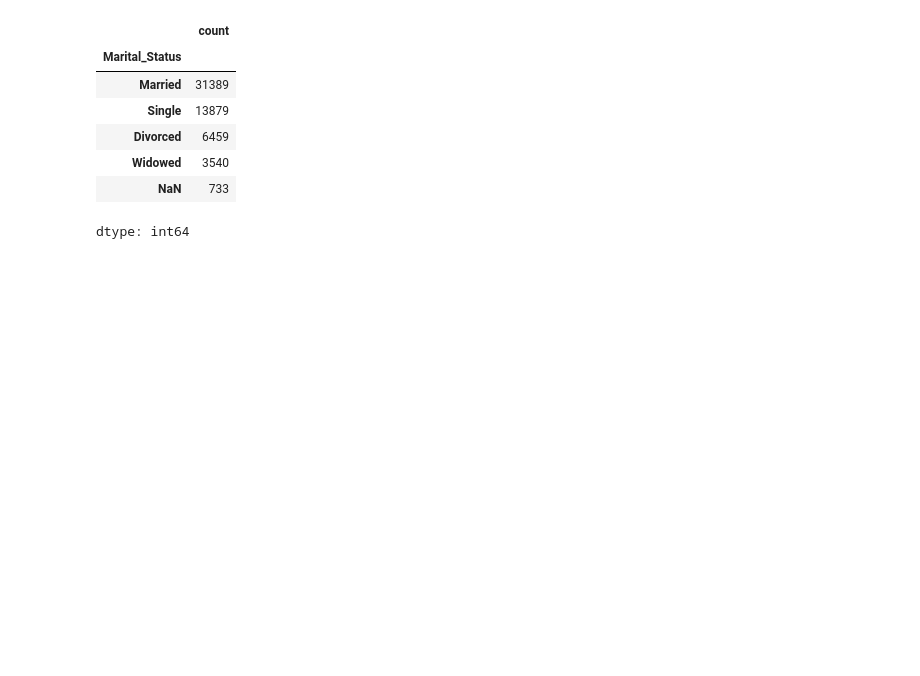
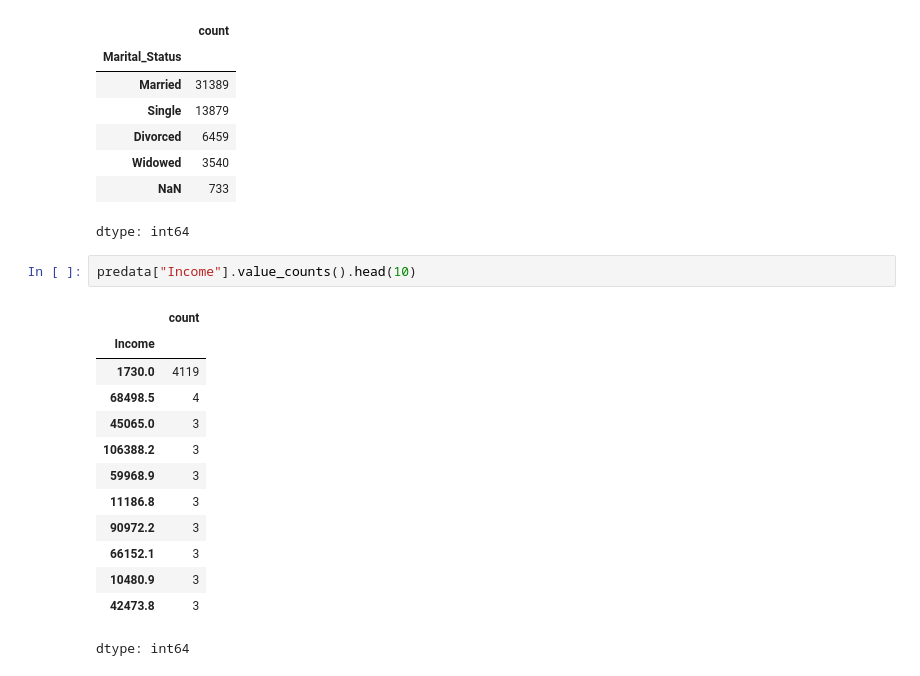
Before and after one commit to dharanigs-19/Mini-Project, a Jupyter notebook: Mini_Project_2.ipynb, the cells around one changed output. Cells and saved outputs as stored; diff of their text form; blank space fills up the shorter version.

```diff
--- a/Mini_Project_2.ipynb
+++ b/Mini_Project_2.ipynb
@@ -177,3 +177,19 @@ predata["Marital_Status"].value_counts(dropna=False)
 | Widowed | 3540 |
 | NaN | 733 |
 dtype: int64
+# %%
+predata["Income"].value_counts().head(10)
+# %% [output]
+|  | count |
+| Income |  |
+| 1730.0 | 4119 |
+| 68498.5 | 4 |
+| 45065.0 | 3 |
+| 106388.2 | 3 |
+| 59968.9 | 3 |
+| 11186.8 | 3 |
+| 90972.2 | 3 |
+| 66152.1 | 3 |
+| 10480.9 | 3 |
+| 42473.8 | 3 |
+dtype: int64
```
Also changed, not shown: parts of 11 cells of this notebook.
